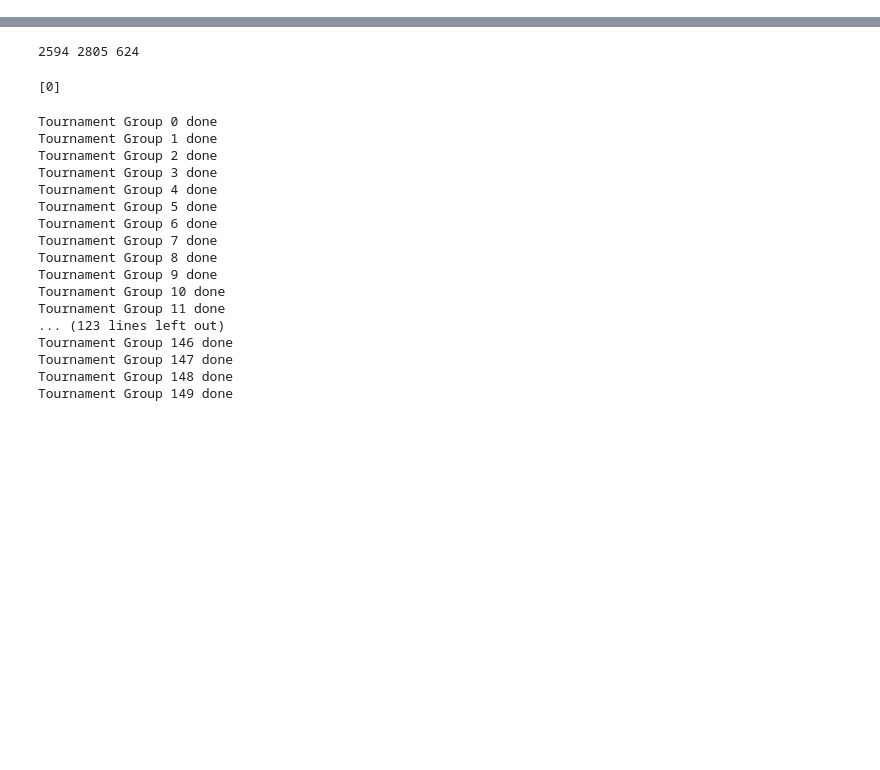
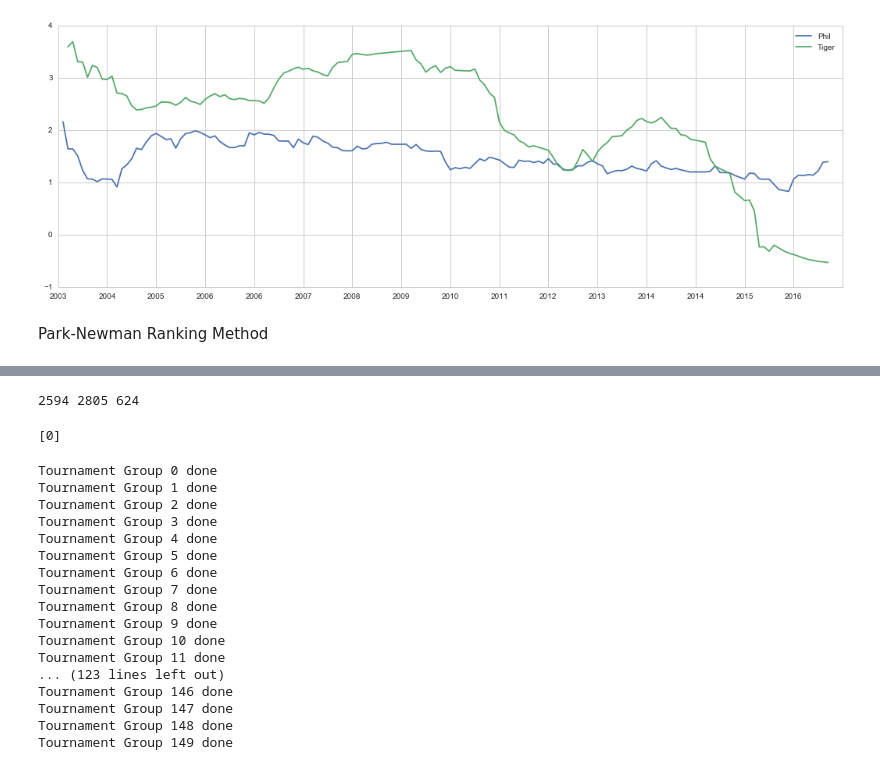
Before and after one commit to adamwlev/StrokesGained2, a Jupyter notebook: Modeling/Round_Level_Ranks.ipynb, the cells around one changed output, grey strips where cells are left out. Saved outputs shown, nothing was run; the diff lists cells and outputs as text; code cells hidden in the pictures; blank space fills up the shorter version.

```diff
--- a/Modeling/Round_Level_Ranks.ipynb
+++ b/Modeling/Round_Level_Ranks.ipynb
@@ -42,0 +110,12 @@ data.insert(5,'Player_Index',[num_to_inds[num] for num in data.Player_Number])
+# %%
+def take_weighted_ave(a,beta,window_size=35):
+    if not a:
+        return np.nan
+    counts = np.array([count for count,total in a[max(0,len(a)-window_size):]])
+    if counts.sum()==0:
+        return np.nan
+    means = [total/count if count!=0 else 0 for count,total in a[max(0,len(a)-window_size):]]
+    x = list(itertools.chain.from_iterable([[means[j]]*int(counts[j]) for j in range(len(counts))]))
+    weights = list(itertools.chain.from_iterable([[my_norm(len(counts)-j-1,beta)]*int(counts[j])
+                                                  for j in range(len(counts))]))
+    return np.dot(x,weights)/np.sum(weights)
@@ -42,0 +149,3 @@ data.insert(5,'Player_Index',[num_to_inds[num] for num in data.Player_Number])
+# %%
+n_tournament_groups = len(pd.unique(data.Tournament_Group))
+players = range(len(num_to_inds))
@@ -42,0 +189,7 @@ data.insert(5,'Player_Index',[num_to_inds[num] for num in data.Player_Number])
+# %%
+BETA = 13
+A = np.array([[take_weighted_ave([player_perfs[(tournament_group,player_ind)]
+                                          if (tournament_group,player_ind) in player_perfs else (0.,0.)
+                                          for tournament_group in range(i)],BETA)
+                       for i in range(n_tournament_groups)]
+                      for player_ind in players])
@@ -42,0 +208,20 @@ data.insert(5,'Player_Index',[num_to_inds[num] for num in data.Player_Number])
+# %%
+year_inds = {value:key[0] for key,value in tournament_groups.iteritems()}
+first_group_years = {}
+for group in sorted(year_inds):
+    if year_inds[group] not in first_group_years:
+        first_group_years[year_inds[group]] = group
+y_,x_ = zip(*sorted(first_group_years.items()))
+f = UnivariateSpline(x_,y_)
+year_vals = f(np.arange(n_tournament_groups))
+year_vals = map(int,map(__builtins__.round,year_vals))
+# %%
+plt.figure(figsize=(18,6))
+plt.plot(range(n_tournament_groups),A[162,:],label='Phil')
+plt.plot(range(n_tournament_groups),A[277,:],label='Tiger')
+plt.xticks(range(n_tournament_groups)[::10],year_vals[::10])
+plt.legend();
+# %% [output]
+[figure, added]
+# %% [markdown]
+Park-Newman Ranking Method
```
Also changed, not shown: parts of 38 cells of this notebook, 3 other files.
